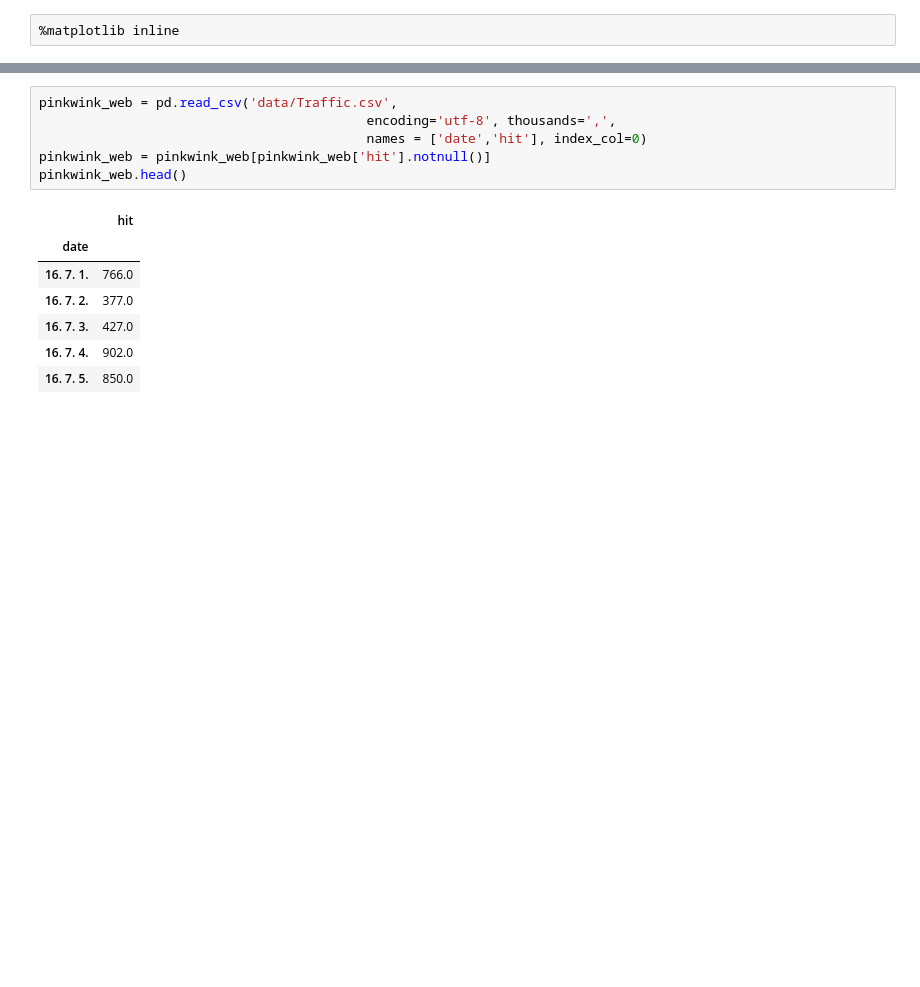
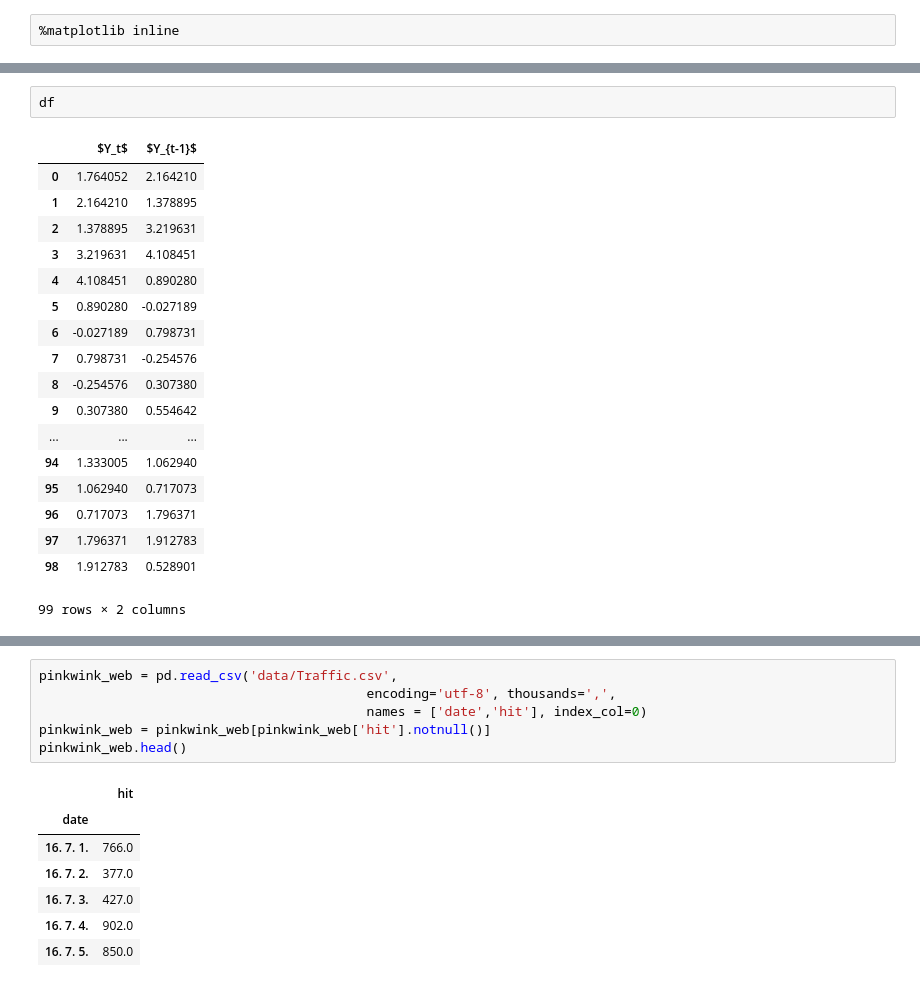
Before and after one commit to dooyeoung/walmart_recruiting2_stormy_weather, a Jupyter notebook: study_tiemseries.ipynb, the cells around one changed output, grey strips where cells are left out. Saved outputs shown, nothing was run; the diff lists cells and outputs as text; blank space fills up the shorter version.

```diff
--- a/study_tiemseries.ipynb
+++ b/study_tiemseries.ipynb
@@ -2,0 +13,21 @@
+# %%
+df
+# %% [output]
+|  | $Y_t$ | $Y_{t-1}$ |
+| 0 | 1.764052 | 2.164210 |
+| 1 | 2.164210 | 1.378895 |
+| 2 | 1.378895 | 3.219631 |
+| 3 | 3.219631 | 4.108451 |
+| 4 | 4.108451 | 0.890280 |
+| 5 | 0.890280 | -0.027189 |
+| 6 | -0.027189 | 0.798731 |
+| 7 | 0.798731 | -0.254576 |
+| 8 | -0.254576 | 0.307380 |
+| 9 | 0.307380 | 0.554642 |
+| ... | ... | ... |
+| 94 | 1.333005 | 1.062940 |
+| 95 | 1.062940 | 0.717073 |
+| 96 | 0.717073 | 1.796371 |
+| 97 | 1.796371 | 1.912783 |
+| 98 | 1.912783 | 0.528901 |
+99 rows × 2 columns
```
Also changed, not shown: parts of 2 cells of this notebook, 4 other files.
